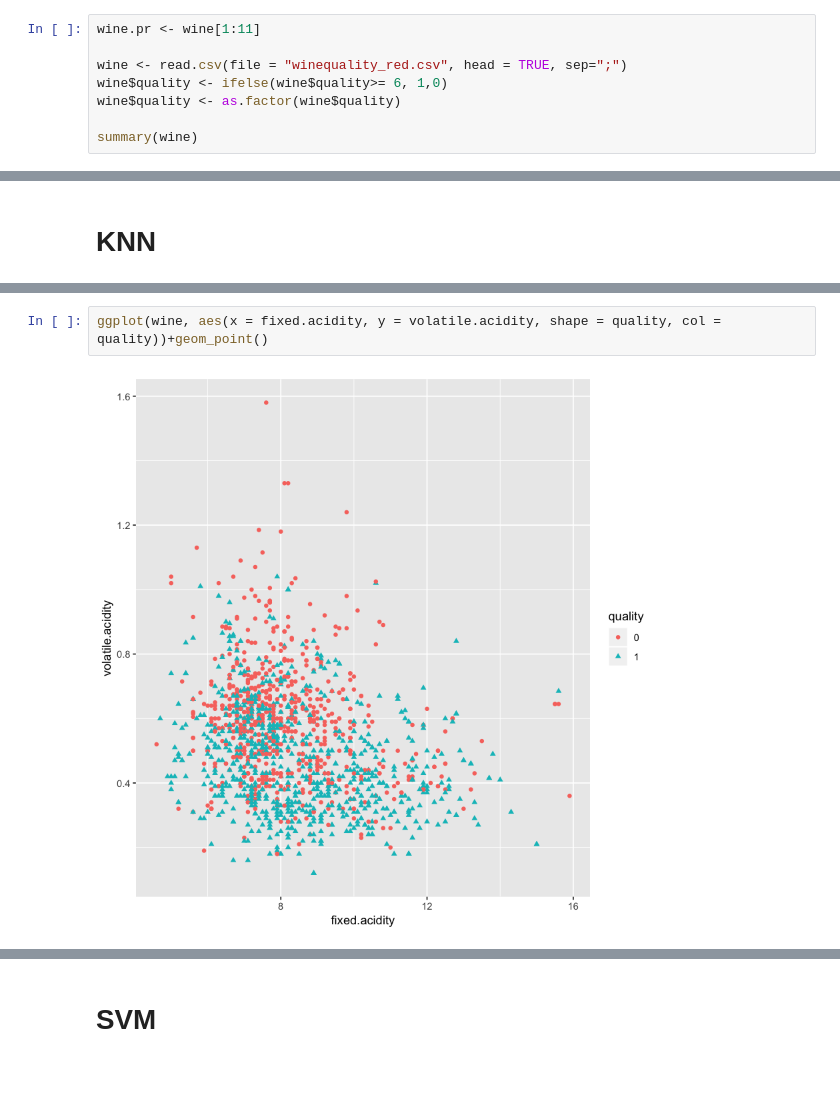
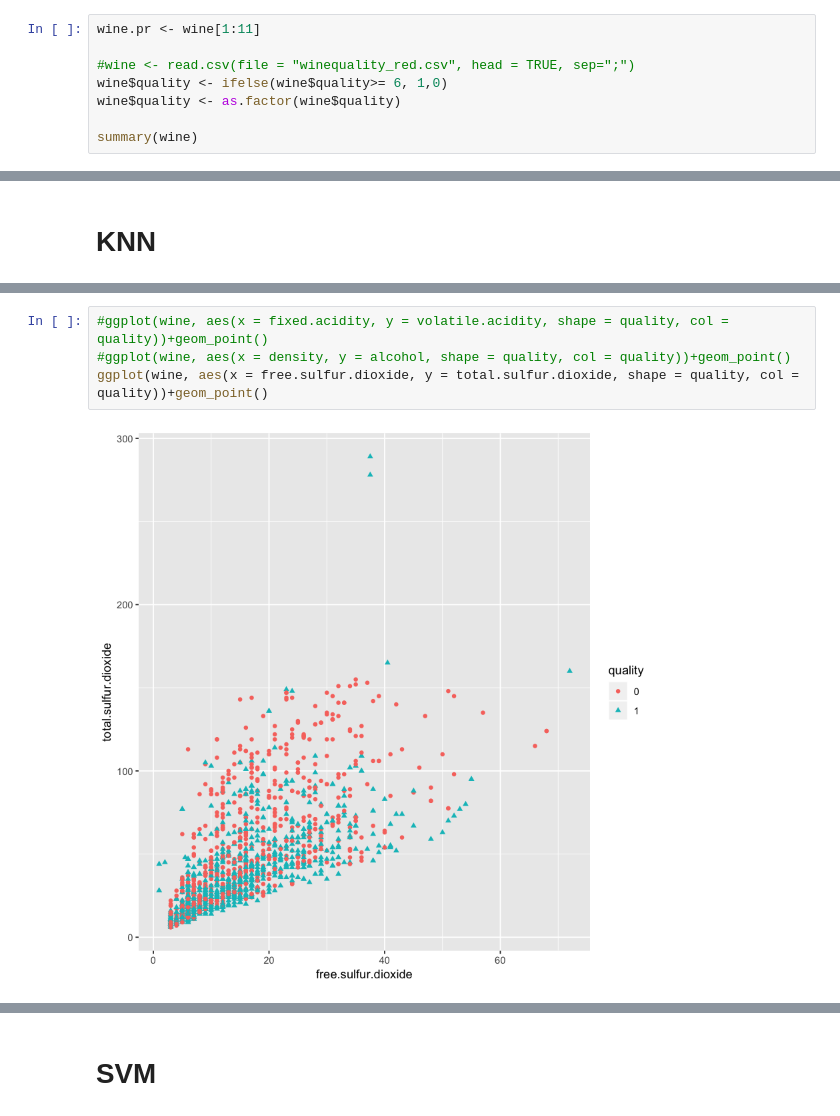
Before and after one commit to spatankar276/Project-Buzz, a Jupyter notebook: 7406-Project-Buzz-Team.ipynb, the cells around one changed output, grey strips where cells are left out. Saved outputs shown, nothing was run; the diff lists cells and outputs as text; blank space fills up the shorter version.

```diff
--- a/7406-Project-Buzz-Team.ipynb
+++ b/7406-Project-Buzz-Team.ipynb
@@ -235,7 +240,7 @@ This is well-aligned with the conclusions from the covariance matrix
 # %%
 wine.pr <- wine[1:11]
 
-wine <- read.csv(file = "winequality_red.csv", head = TRUE, sep=";")
+#wine <- read.csv(file = "winequality_red.csv", head = TRUE, sep=";")
 wine$quality <- ifelse(wine$quality>= 6, 1,0)
 wine$quality <- as.factor(wine$quality)
 
@@ -483,7 +495,9 @@ plot(wine,col = fitK$cluster)
 # %%
-ggplot(wine, aes(x = fixed.acidity, y = volatile.acidity, shape = quality, col = quality))+geom_point()
+#ggplot(wine, aes(x = fixed.acidity, y = volatile.acidity, shape = quality, col = quality))+geom_point()
+#ggplot(wine, aes(x = density, y = alcohol, shape = quality, col = quality))+geom_point()
+ggplot(wine, aes(x = free.sulfur.dioxide, y = total.sulfur.dioxide, shape = quality, col = quality))+geom_point()
 # %% [output]
-[figure, old version]
+[figure, new version]
 # %%
 fitK
 # %% [output]
```
Also changed, not shown: parts of 16 cells of this notebook.
